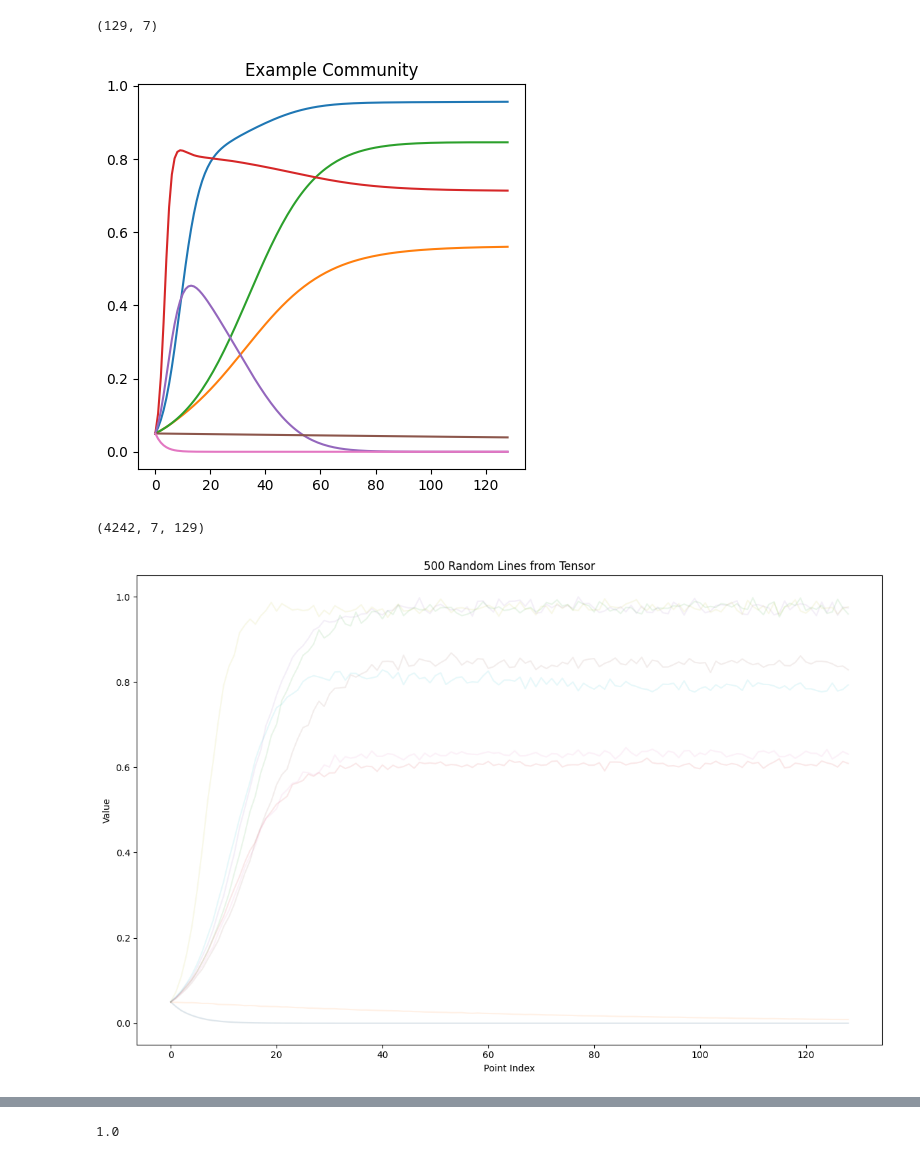
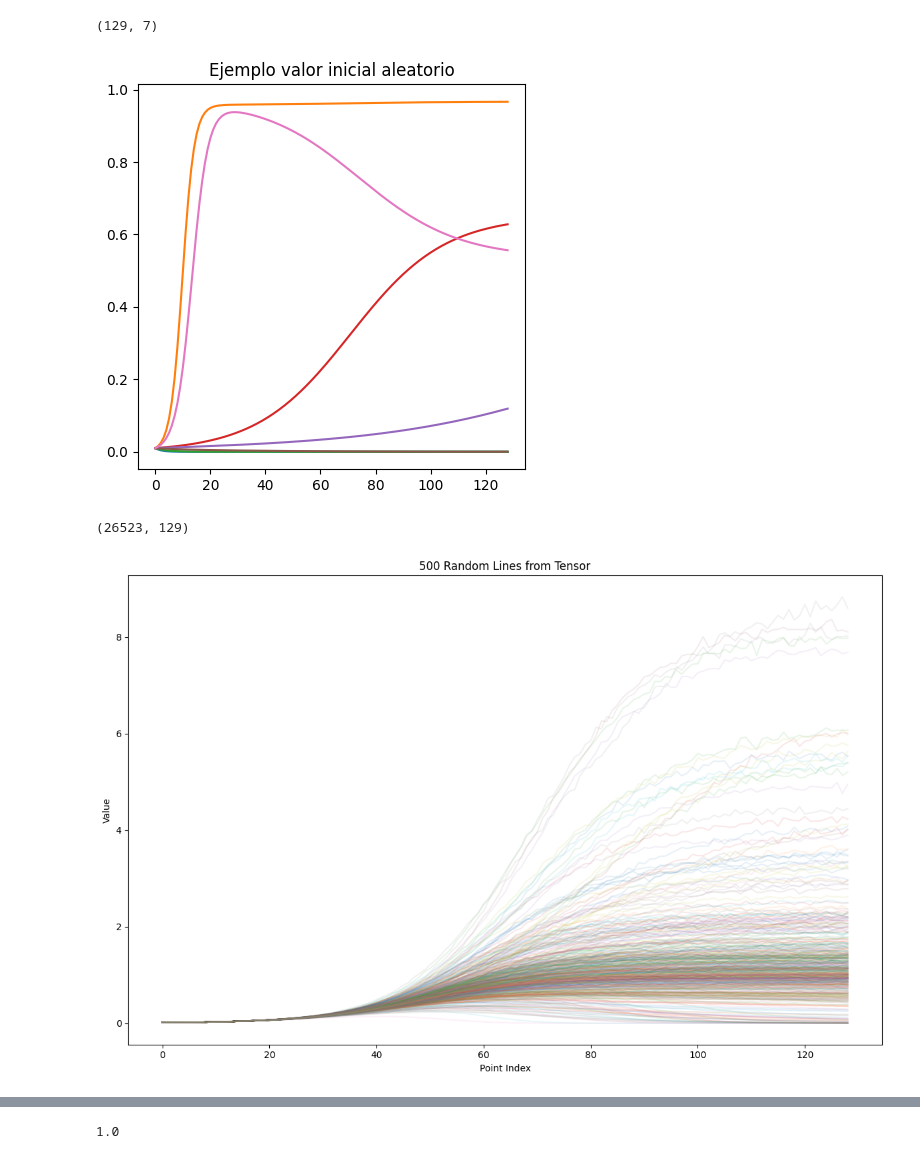
Before and after one commit to CarlosMari/TimeSeries, a Jupyter notebook: data_generation/familydata.ipynb, the cells around one changed output, grey strips where cells are left out. Cells and saved outputs as stored; diff of their text form; code cells hidden in the pictures.

```diff
--- a/data_generation/familydata.ipynb
+++ b/data_generation/familydata.ipynb
@@ -56,7 +58,8 @@ def random_parameters(n, int_mean, int_width, growth_mean, growth_var):
     Gamma = int_width*np.random.randn(n,n) + int_mean*np.ones((n,n))
     sigma = 0.05*np.ones(n)
     mu = growth_mean*np.ones(n) + growth_var*np.random.randn(n)
-    p_0 = 0.05*np.ones(n)
+    p_0 = 0.01*np.ones(n)
+    # p_0 = np.random.random(n)*0.01
 
     return time_range, Gamma, sigma, mu, p_0
 # %%
@@ -75,71 +78,95 @@ sol = odeint(multi_species_model, p_0, time_range, args = (n,Gamma, sigma, mu, )
 print(sol.shape)
 # Plote solution
 plt.figure(figsize = (5,5))
-plt.title("Example Community")
+plt.title("Ejemplo valor inicial aleatorio")
 plt.plot(sol)
 plt.show()
 # %% [output]
 (129, 7)
-[figure, old version]
+[figure, new version]
 # %%
 n = 7
-
+SIGMA = 0.01
 np.random.seed(TRAIN_SEED)
 #np.random.seed(TEST_SEED)
 
 sim_lists = []
 for i in trange(5000):
 
+    N_SIZE = 7  # dimension of the population
+    RHO = 1 # correlation
+    ALPHA = np.random.rand()*5 # interaction strength
+
+    A = elliptic_normal_matrix(N_SIZE, RHO) / \
+        (np.sqrt(N_SIZE)*ALPHA)  # Matrix of interactions
+
+
+    # Parameter of the dynamics:
+    NBR_IT = 129  # Number of iteractions
+    TAU = 0.093  # Time step
+    #x_init = np.random.random(N_SIZE)*2  # Initial condition
+    x_init = np.ones(N_SIZE) * 0.01
+
+
+    # Compute the dynamics:
+    sol = dynamics_LV(A, x_init, nbr_it=NBR_IT, tau=TAU)  # y-axis
+
+
+
     # Roll new parameters
-    params = random_parameters(n, mean, int_width, growth_mean, growth_var)
-    time_range, Gamma, sigma, mu, p_0, = params
+    #params = random_parameters(n, mean, int_width, growth_mean, growth_var)
+    #time_range, Gamma, sigma, mu, p_0, = params
 
     # Integrate
-    sol = odeint(multi_species_model, p_0, time_range, args = (n,Gamma, sigma, mu,))
+    #old_sol = odeint(multi_species_model, p_0, time_range, args = (n,Gamma, sigma, mu,))
     # Add valid growth curves to the growing list.
 
     shape = sol.shape
+    noise = np.random.lognormal(mean=0, sigma=SIGMA, size=shape) # (7, 129)
 
-    noise = np.random.lognormal(mean=0, sigma=0.01, size=shape)
 
     # Center the noise around 1
-    centered_noise = noise / np.exp(sigma**2 / 2)
+    scaling_factor = float(np.exp(SIGMA**2 / 2))
+
+
+    centered_noise = noise / scaling_factor
+
 
     # Multiply the original tensor by the centered noise
     sol = sol * centered_noise
 
     if np.isnan(sol).any():
         pass
-    elif sol[sol > 1.0].any():
+    elif sol[sol > 10.0].any():
         pass
     else:
         sim_lists.append(sol)
 
-sols = np.array(sim_lists).transpose(0,2,1)
-#sols = sols.reshape(-1, 129)
+sols = np.array(sim_lists)
+sols = sols.reshape(-1, 129)
 print(sols.shape)
-random_indices = np.random.choice(50, 10, replace=False)
+random_indices = np.random.choice(1000, 500, replace=False)
 
 # Create a figure and axis
 fig, ax = plt.subplots(figsize=(12, 8))
 
 # Plot each selected line
 for idx in random_indices:
-    line = sols[idx][0]
+    line = sols[idx]
     ax.plot(line, alpha=0.1)
 
 # Customize the plot
 ax.set_xlabel('Point Index')
 ax.set_ylabel('Value')
 ax.set_title('500 Random Lines from Tensor')
 
 
 # Show the plot
 plt.tight_layout()
 plt.show()
 # %% [output]
-(4242, 7, 129)
+(26523, 129)
-[figure, old version]
+[figure, new version]
 # %%
 fig, axs = plt.subplots(10,10, figsize = (10,10), sharex = True, sharey = True)
 axs = axs.flatten()
```
Also changed, not shown: parts of 6 cells of this notebook, 1 other file.
